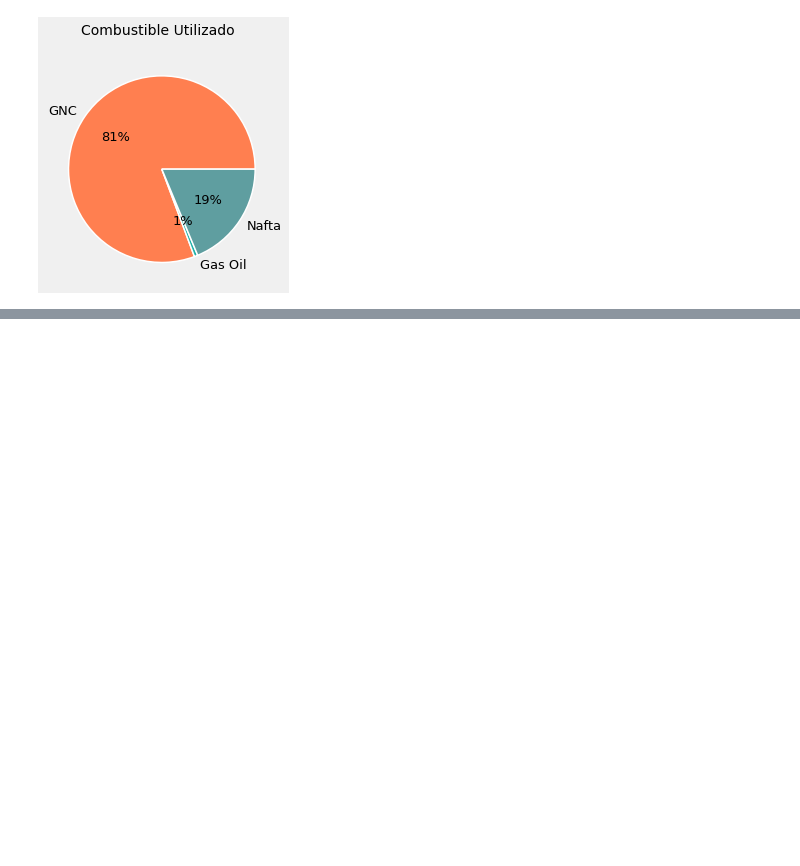
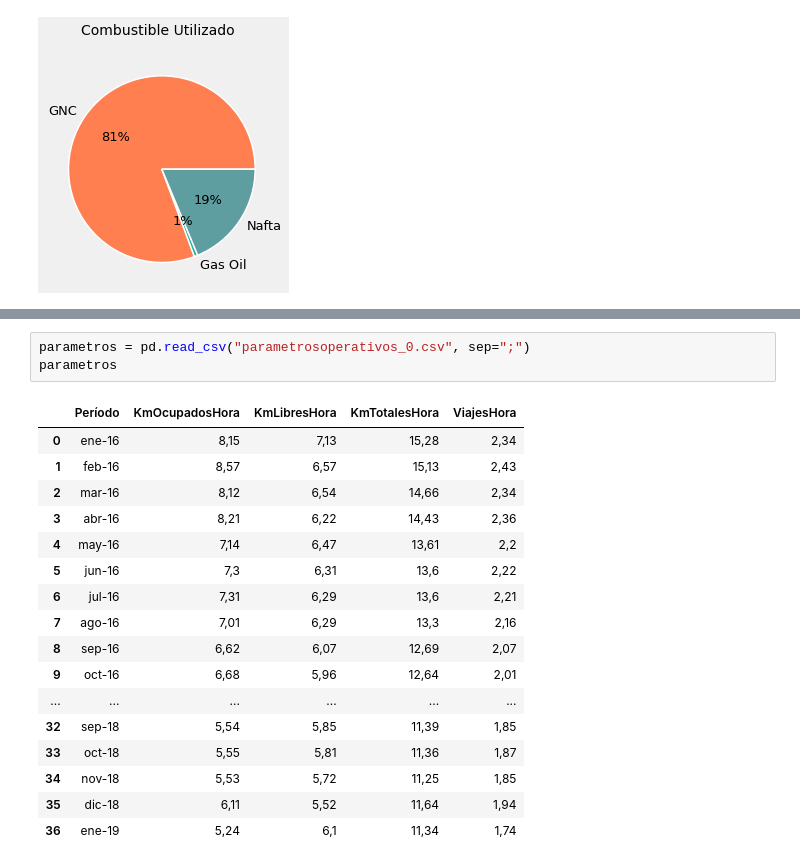
Before and after one commit to marcosbutti/Taxis-de-Rosario-SF-, a Jupyter notebook: Taxis_Rosario.ipynb, the cells around one changed output, grey strips where cells are left out. Drawn from its saved outputs; the diff is of its cells as text; blank space fills up the shorter version.

```diff
--- a/Taxis_Rosario.ipynb
+++ b/Taxis_Rosario.ipynb
@@ -284,0 +341,21 @@ plt.show()
+# %%
+parametros = pd.read_csv("parametrosoperativos_0.csv", sep=";")
+parametros
+# %% [output]
+|  | Período | KmOcupadosHora | KmLibresHora | KmTotalesHora | ViajesHora |
+| 0 | ene-16 | 8,15 | 7,13 | 15,28 | 2,34 |
+| 1 | feb-16 | 8,57 | 6,57 | 15,13 | 2,43 |
+| 2 | mar-16 | 8,12 | 6,54 | 14,66 | 2,34 |
+| 3 | abr-16 | 8,21 | 6,22 | 14,43 | 2,36 |
+| 4 | may-16 | 7,14 | 6,47 | 13,61 | 2,2 |
+| 5 | jun-16 | 7,3 | 6,31 | 13,6 | 2,22 |
+| 6 | jul-16 | 7,31 | 6,29 | 13,6 | 2,21 |
+| 7 | ago-16 | 7,01 | 6,29 | 13,3 | 2,16 |
+| 8 | sep-16 | 6,62 | 6,07 | 12,69 | 2,07 |
+| 9 | oct-16 | 6,68 | 5,96 | 12,64 | 2,01 |
+| ... | ... | ... | ... | ... | ... |
+| 32 | sep-18 | 5,54 | 5,85 | 11,39 | 1,85 |
+| 33 | oct-18 | 5,55 | 5,81 | 11,36 | 1,87 |
+| 34 | nov-18 | 5,53 | 5,72 | 11,25 | 1,85 |
+| 35 | dic-18 | 6,11 | 5,52 | 11,64 | 1,94 |
+| 36 | ene-19 | 5,24 | 6,1 | 11,34 | 1,74 |
```
Also changed, not shown: parts of 11 cells of this notebook, 1 other file.
